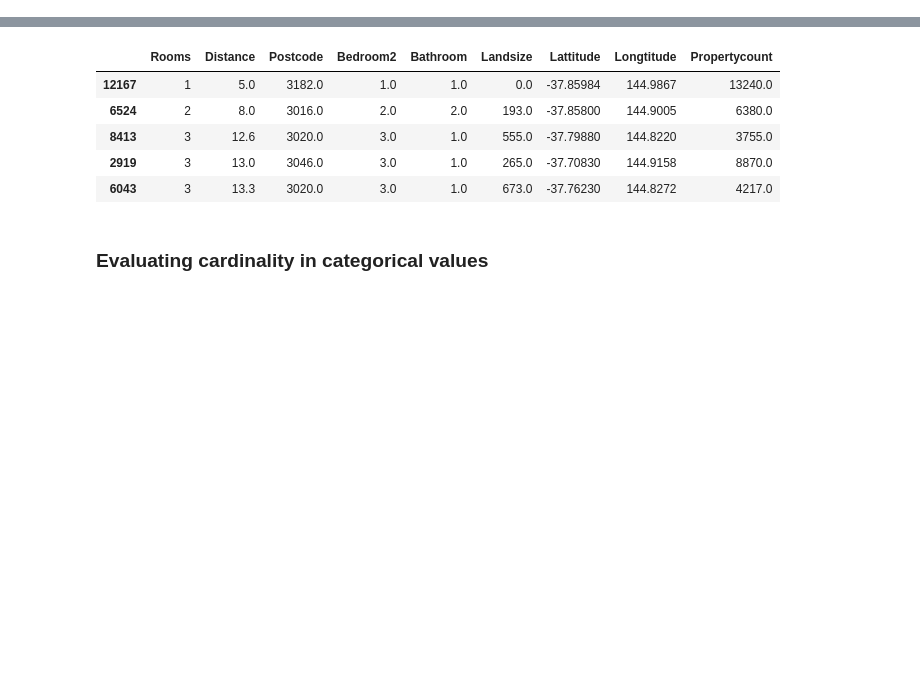
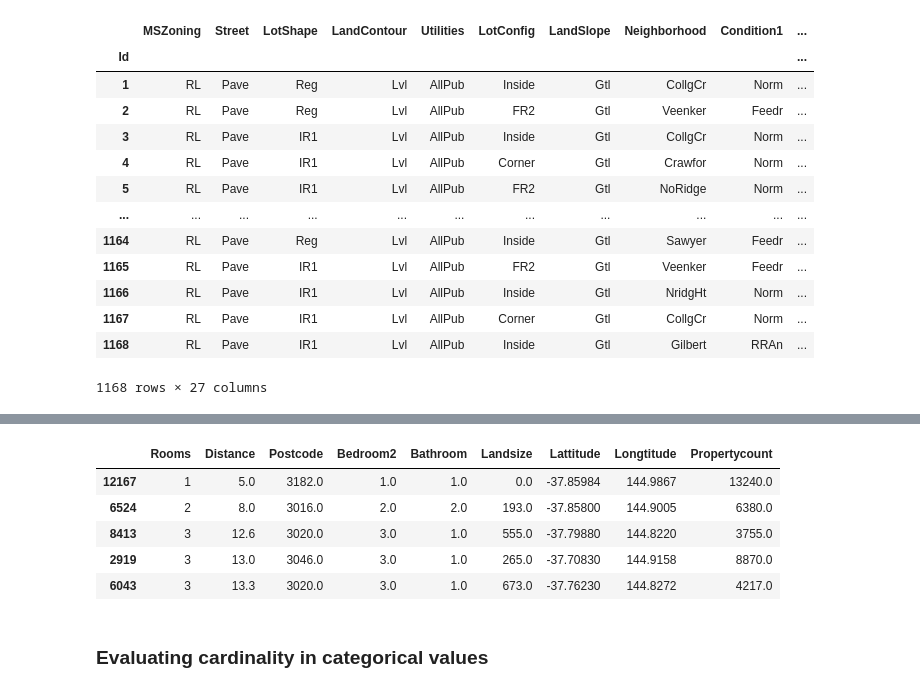
Before and after one commit to macmle45/ML-Intermediate, a Jupyter notebook: 03. Categorical Variables.ipynb, the cells around one changed output, grey strips where cells are left out. Saved outputs shown, nothing was run; the diff lists cells and outputs as text; code cells hidden in the pictures; blank space fills up the shorter version.

Commit message:
added mechanism for splitting data with categorical features | added mechanism to evaluate which columns includes nulls for training and valid data subsets

```diff
--- a/03. Categorical Variables.ipynb
+++ b/03. Categorical Variables.ipynb
@@ -33,16 +24,26 @@ train.head()
 y = train.SalePrice
 
 #features preparation
-features = train.drop(['SalePrice'], axis=1) # remove 'SalePrice' column
-
-# only numerical predicators
-X = features.select_dtypes(exclude=['object'])
+X = train.drop(['SalePrice'], axis=1) # remove 'SalePrice' column
 
 # only numerical predicators from test dataset
 X_test_full = test.select_dtypes(exclude=['object'])
 
 # divide data into training and validation subsets
 X_train_full, X_valid_full, y_train, y_valid = train_test_split(X, y, train_size=0.8, test_size=0.2, random_state=0)
+# %%
+# retrieves categorical columns from features dataset
+cat_cols = [col for col in X_train_full.columns if
+                    X_train_full[col].dtype == 'object']
+
+# creates train and valid datasets with categorical data only
+X_train_cat = X_train_full[cat_cols]
+X_valid_cat = X_valid_full[cat_cols]
+# %%
+# prepares features to imputation
+# drop categorical columns
+X_train_full.drop(cat_cols, axis=1, inplace=True)
+X_valid_full.drop(cat_cols, axis=1, inplace=True)
 # %%
 # define function for column imputation (missing values)
 def imputation_dataset(X_train, X_valid, X_test):
@@ -66,7 +63,0 @@ imp_X_train, imp_X_valid, imp_X_test = imputation_dataset(X_train_full, X_valid_
-# %%
-# retrieves categorical columns with missing values and drops them
-cat_cols = [col for col in train.columns if
-                        train[col].dtype == 'object' and
-                        not train[col].isnull().any()]
-X_train_proc = pd.concat([imp_X_train, train[cat_cols]], axis=1)
-X_train_proc.to_csv('Data/X_train_proc.csv')
@@ -72,0 +116,19 @@ X_train_proc.to_csv('Data/X_train_proc.csv')
+# %%
+
+
+train[cat_cols].iloc[:imp_X_train.shape[0]]
+# %% [output]
+|  | MSZoning | Street | LotShape | LandContour | Utilities | LotConfig | LandSlope | Neighborhood | Condition1 | ... |
+| Id |  |  |  |  |  |  |  |  |  | ... |
+| 1 | RL | Pave | Reg | Lvl | AllPub | Inside | Gtl | CollgCr | Norm | ... |
+| 2 | RL | Pave | Reg | Lvl | AllPub | FR2 | Gtl | Veenker | Feedr | ... |
+| 3 | RL | Pave | IR1 | Lvl | AllPub | Inside | Gtl | CollgCr | Norm | ... |
+| 4 | RL | Pave | IR1 | Lvl | AllPub | Corner | Gtl | Crawfor | Norm | ... |
+| 5 | RL | Pave | IR1 | Lvl | AllPub | FR2 | Gtl | NoRidge | Norm | ... |
+| ... | ... | ... | ... | ... | ... | ... | ... | ... | ... | ... |
+| 1164 | RL | Pave | Reg | Lvl | AllPub | Inside | Gtl | Sawyer | Feedr | ... |
+| 1165 | RL | Pave | IR1 | Lvl | AllPub | FR2 | Gtl | Veenker | Feedr | ... |
+| 1166 | RL | Pave | IR1 | Lvl | AllPub | Inside | Gtl | NridgHt | Norm | ... |
+| 1167 | RL | Pave | IR1 | Lvl | AllPub | Corner | Gtl | CollgCr | Norm | ... |
+| 1168 | RL | Pave | IR1 | Lvl | AllPub | Inside | Gtl | Gilbert | RRAn | ... |
+1168 rows × 27 columns
```
Also changed, not shown: parts of 8 cells of this notebook.
